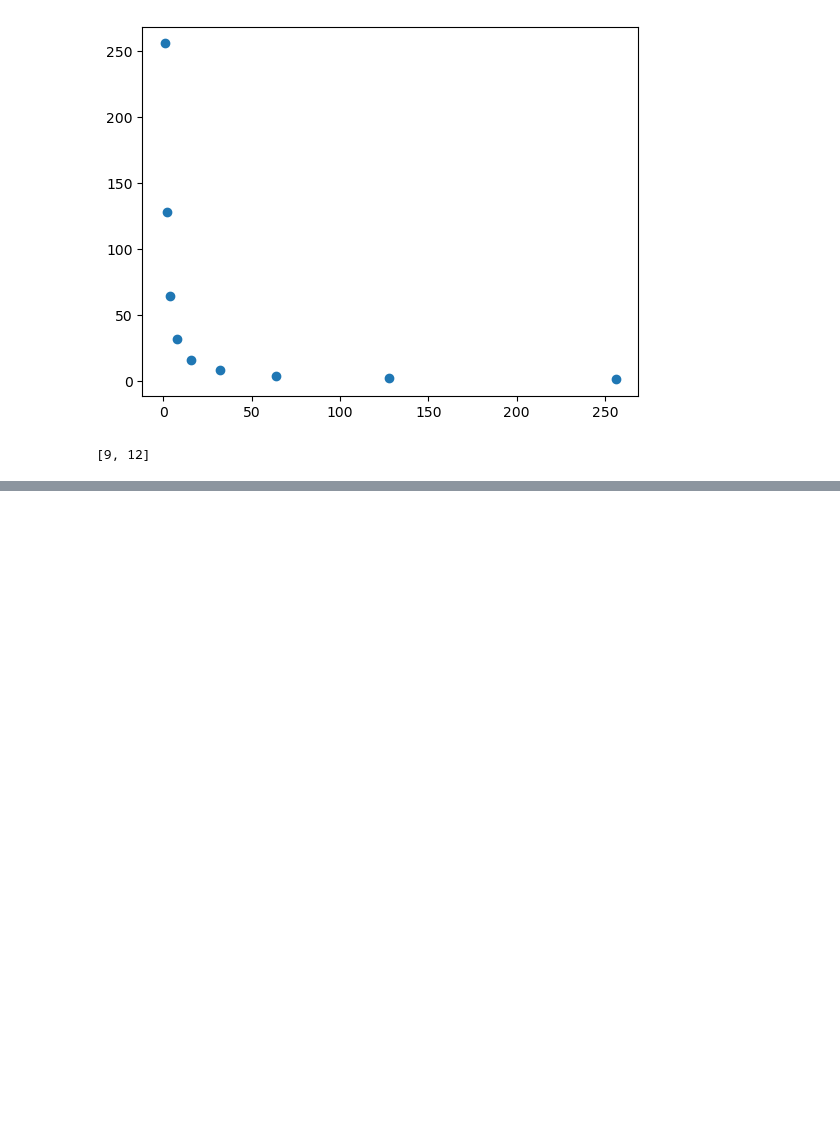
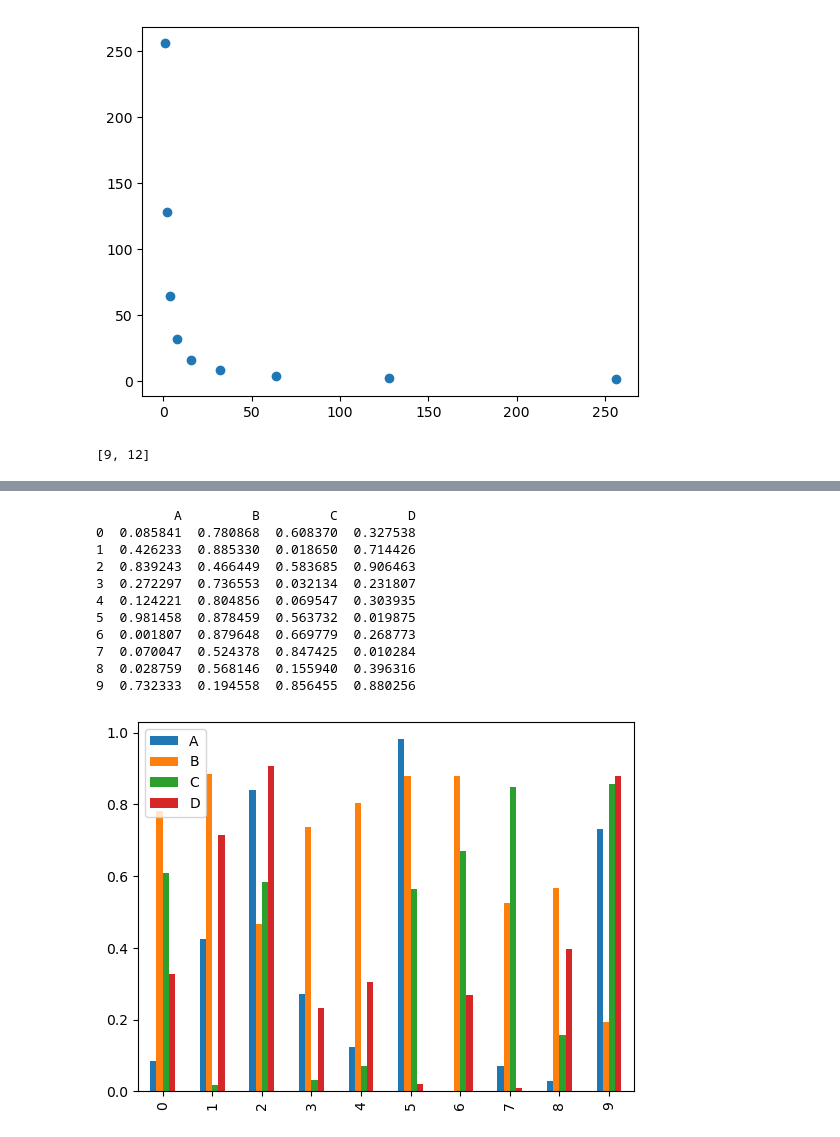
Before and after one commit to adamlewy3/Python-Projects, a Jupyter notebook: Python Essentials.ipynb, the cells around one changed output, grey strips where cells are left out. Saved outputs shown, nothing was run; the diff lists cells and outputs as text; code cells hidden in the pictures; blank space fills up the shorter version.

```diff
--- a/Python Essentials.ipynb
+++ b/Python Essentials.ipynb
@@ -224,0 +286,20 @@ vector_sum(([1,2],[3,4],[5,6]))
+# %%
+df4 = pd.DataFrame(np.random.rand(10,4), columns = ['A','B','C','D'])
+
+print(df4)
+
+df4.plot.bar()
+plt.show()
+# %% [output]
+          A         B         C         D
+0  0.085841  0.780868  0.608370  0.327538
+1  0.426233  0.885330  0.018650  0.714426
+2  0.839243  0.466449  0.583685  0.906463
+3  0.272297  0.736553  0.032134  0.231807
+4  0.124221  0.804856  0.069547  0.303935
+5  0.981458  0.878459  0.563732  0.019875
+6  0.001807  0.879648  0.669779  0.268773
+7  0.070047  0.524378  0.847425  0.010284
+8  0.028759  0.568146  0.155940  0.396316
+9  0.732333  0.194558  0.856455  0.880256
+[figure, added]
```
Also changed, not shown: parts of 8 cells of this notebook.
